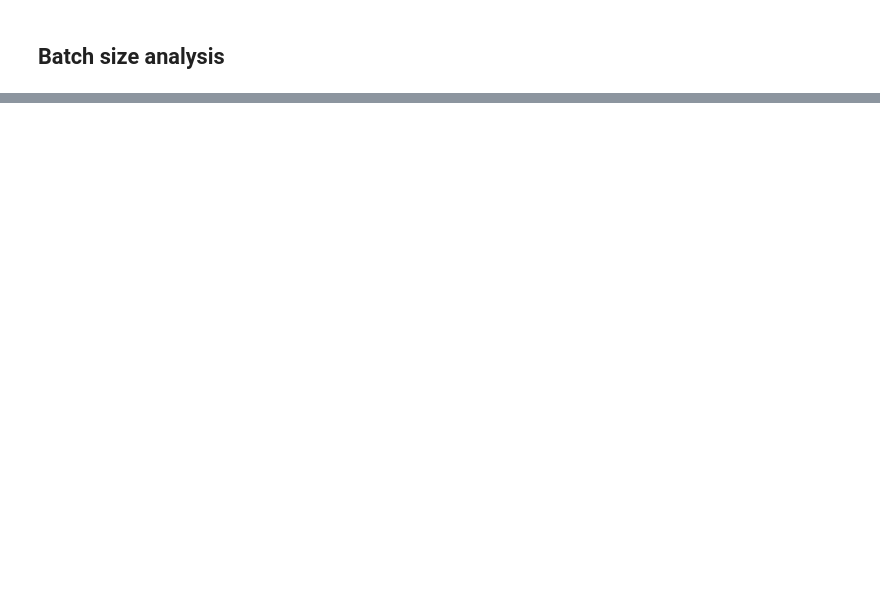
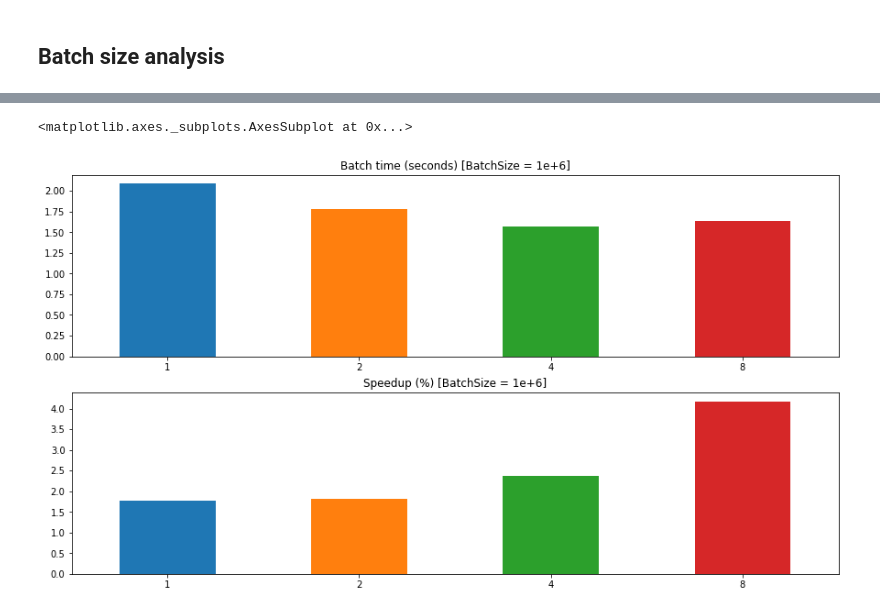
Before and after one commit to polimi-mt-acg/DEBS-2013-soccer-monitoring, a Jupyter notebook: docs/speedup_analysis.ipynb, the cells around one changed output, grey strips where cells are left out. Drawn from its saved outputs; the diff is of its cells as text; code cells hidden in the pictures; blank space fills up the shorter version.

```diff
--- a/docs/speedup_analysis.ipynb
+++ b/docs/speedup_analysis.ipynb
@@ -118,0 +144,16 @@ FigureCanvasNbAgg()
+# %%
+col = '1e+{}'.format(int(np.log10(max_batch_size)))
+exec_time_b = exec_time[col]
+speedup_b = speedup[col]
+
+plt.figure(figsize=(15, 8))
+plt.clf()
+
+ax = plt.subplot(211)
+exec_time_b.plot.bar(y='BatchTime', legend=False, title='Batch time (seconds) [BatchSize = {}]'.format(col), rot=0, ax=ax)
+
+ax = plt.subplot(212)
+speedup_b.plot.bar(y='Speedup', legend=False, title='Speedup (%) [BatchSize = {}]'.format(col), rot=0, ax=ax)
+# %% [output]
+<matplotlib.axes._subplots.AxesSubplot at 0x...>
+[figure, added]
```
Also changed, not shown: parts of 11 cells of this notebook, 1 other file.
